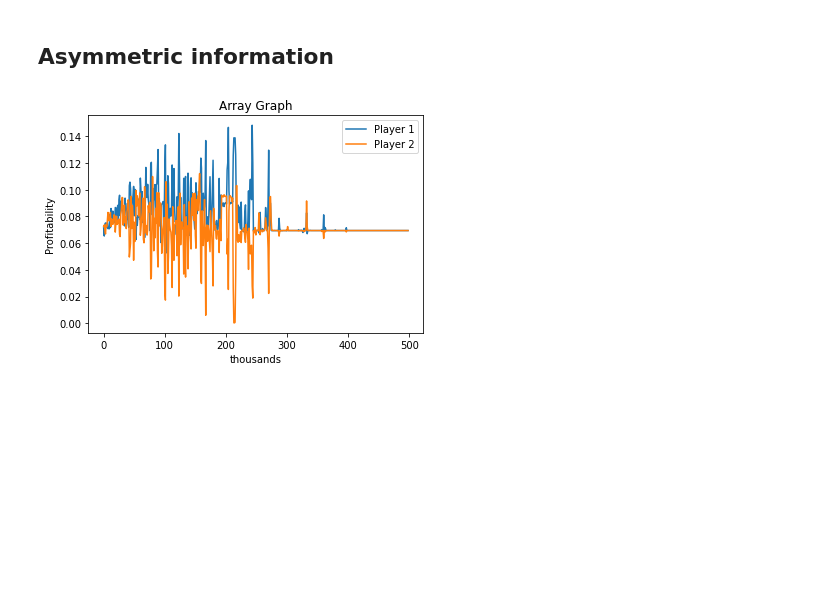
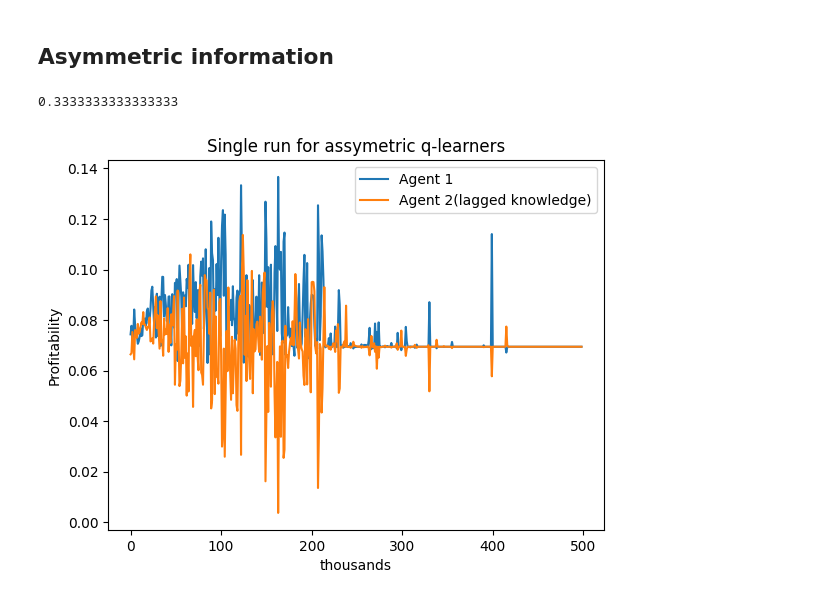
Before and after one commit to nicklasbusk/Bachelorprojekt, a Jupyter notebook: Code/q_learning.ipynb, the cells around one changed output. Saved outputs shown, nothing was run; the diff lists cells and outputs as text; code cells hidden in the pictures; blank space fills up the shorter version.

```diff
--- a/Code/q_learning.ipynb
+++ b/Code/q_learning.ipynb
@@ -189,10 +212,31 @@ def predict(counter, last_price, price_grid):
 @njit
 def predict(counter,last_price, price_grid):
     lp_idx = np.where(price_grid == last_price)[0][0]
-    lpc=counter[:,lp_idx]/sum(counter[:,lp_idx])
-    #choice_idx=np.random.choice(np.arange(len(lpc)), p=lpc)
-    choice_idx=np.argmax(lpc)
+    #print(counter)
+    if sum(counter[:,lp_idx])==0:
+        #choice_idx=np.random.choice(len(price_grid)) # assert that last price has been played
+        choice_idx = random.randint(0, len(price_grid) - 1)
+    else:
+        ###lpc=counter[:,lp_idx]/sum(counter[:,lp_idx]) # Finds the probabilities
+        #print(lpc)
+        ####choice_idx=np.random.choice(np.arange(len(price_grid)), p=lpc) # Chooses an action which is random from the probability distribution
+        #choice_idx=np.argmax(lpc) # Chooses the action which has the highest probability
+
+        #Compatible with njit:
+        probabilities = counter[:, lp_idx] / sum(counter[:,lp_idx])
+        cumulative_probs = np.cumsum(probabilities)
+
+        # Generate a random number and find its index in cumulative probabilities
+        r = random.random()
+        choice_idx = np.searchsorted(cumulative_probs, r)
+
     return price_grid[choice_idx]
+# %%
+counter1=np.zeros((7, 7))
+#counter1[1,0]=3
+print(predict(counter1,1/6,np.linspace(0,1,7)))
+# %% [output]
+0.3333333333333333
 # %%
 @njit
 def Q_Asym(alpha, gamma, T, price_grid):
@@ -252,8 +296,8 @@ def Q_Asym(alpha, gamma, T, price_grid):
             p_table[i,t] = p_table[i,t-1]
             p_idx = np.where(price_grid == p_table[i,t])[0][0]
 
-            s_next = predict(counter, p_table[i,t-1], price_grid)
-            #current_state_idx = np.where(price_grid == p_table[j,t-2])[0][0]
+            s_next = predict(counter, p_table[i,t-2], price_grid)
+            #current_state_idx = np.where(price_grid == p_table[j,t-1])[0][0]
 
             #s_next = p_table[j,t-1]
             current_state_idx = np.where(price_grid == p_table[j,t-2])[0][0]
@@ -289,20 +333,20 @@ p_t, avg_prof1, avgprof2 = Q_Asym(0.3, 0.95, 500000, np.linspace(0,1,7))
 # %%
 x_values = range(len(avg_prof1))
 
 # Plot the array as a line graph
 plt.plot(x_values, avg_prof1)
 plt.plot(x_values, avgprof2)
 
 # Add labels and title
 plt.xlabel('thousands')
 plt.ylabel('Profitability')
-plt.title('Array Graph')
-plt.legend(['Player 1', 'Player 2'])
+plt.title('Single run for assymetric q-learners')
+plt.legend(['Agent 1', 'Agent 2(lagged knowledge)'])
 
 # Display the graph
 plt.show()
 # %% [output]
-[figure, old version]
+[figure, new version]
 # %%
 def run_sim_Q_Asym(n, k):
     """
```
Also changed, not shown: parts of 23 cells of this notebook, 4 other files.
